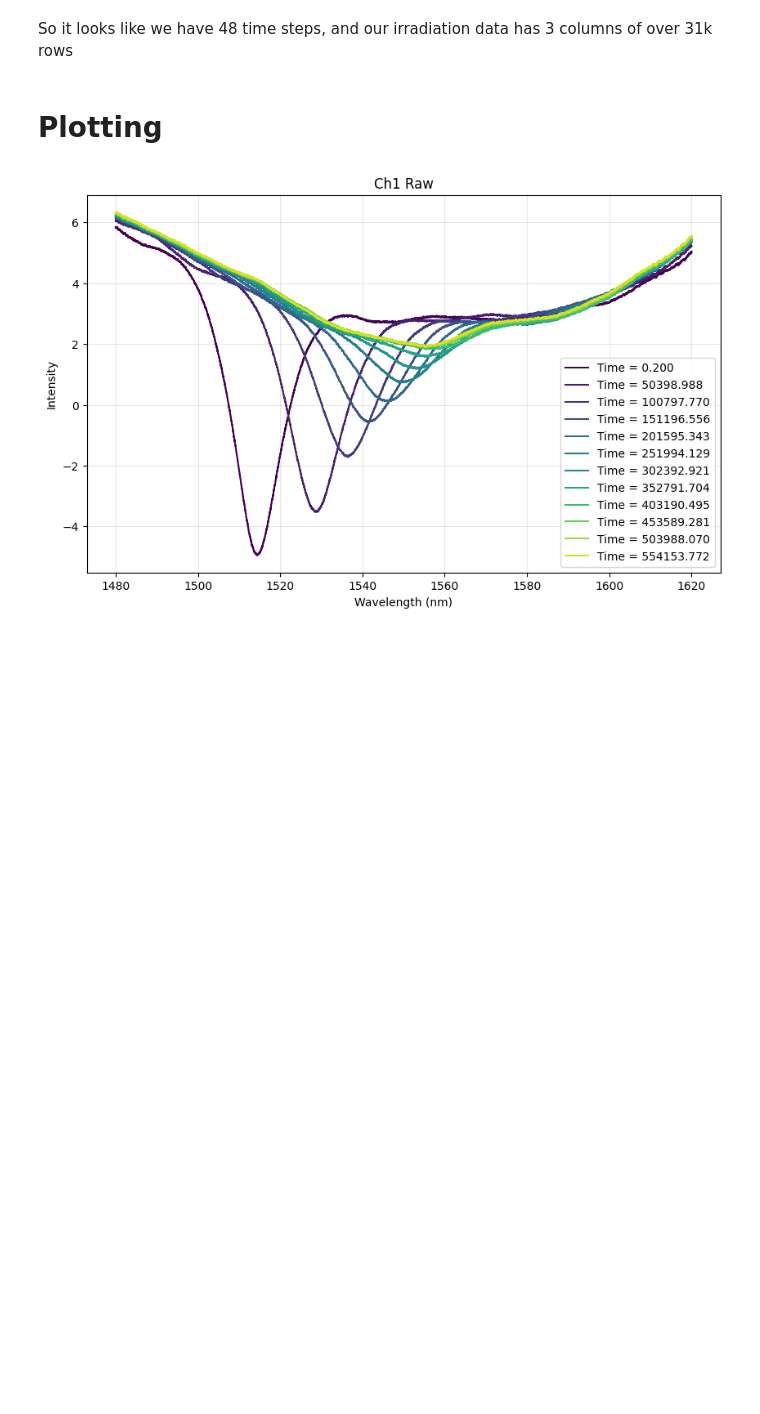
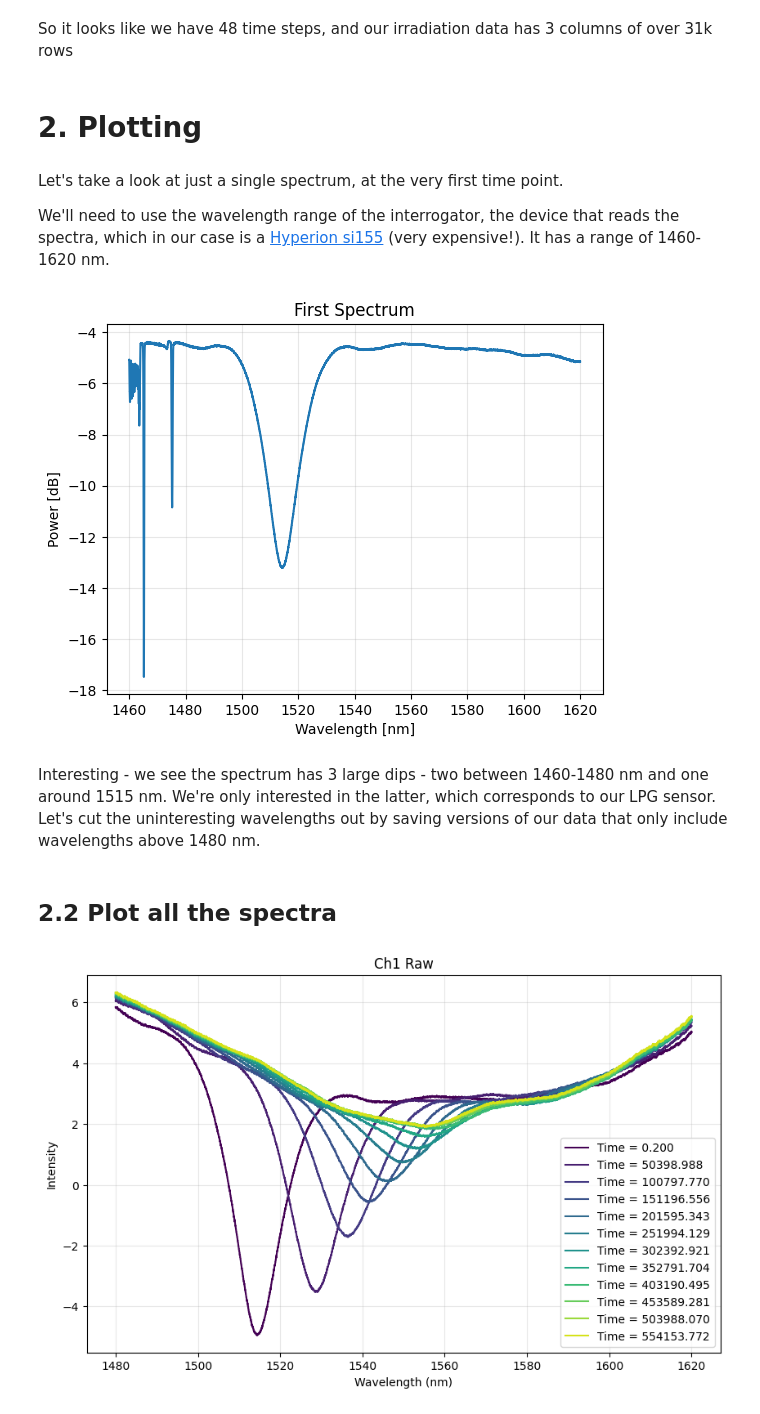
Before and after one commit to rsamconn/Fibre-optics-demo, a Jupyter notebook: fibre-demo.ipynb, the cells around one changed output. Saved outputs shown, nothing was run; the diff lists cells and outputs as text; code cells hidden in the pictures; blank space fills up the shorter version.

Commit message:
Added more markdown explanation and an initial plot section to notebook.

```diff
--- a/fibre-demo.ipynb
+++ b/fibre-demo.ipynb
@@ -56,4 +56,26 @@ SEC_data_06-11_09_2023.csv shape: (31039, 3)
 # %% [markdown]
 So it looks like we have 48 time steps, and our irradiation data has 3 columns of over 31k rows
 # %% [markdown]
-# Plotting
+# 2. Plotting
+# %% [markdown]
+Let's take a look at just a single spectrum, at the very first time point.
+
+We'll need to use the wavelength range of the interrogator, the device that reads the spectra, which in our case is a [Hyperion si155](https://lunainc.com/sites/default/files/assets/files/data-sheets/HYPERION%20si155%20Data%20Sheet.pdf) (very expensive!). It has a range of 1460-1620 nm.
+# %%
+# Create the wavelength range
+wavelength = np.linspace(1460, 1620, spectra.shape[1])
+
+# Plot the first spectrum
+import matplotlib.pyplot as plt
+plt.plot(wavelength, spectra[0])
+plt.xlabel('Wavelength [nm]')
+plt.ylabel('Power [dB]')
+plt.title('First Spectrum')
+plt.grid(True, alpha=0.3)
+plt.show()
+# %% [output]
+[figure, added]
+# %% [markdown]
+Interesting - we see the spectrum has 3 large dips - two between 1460-1480 nm and one around 1515 nm.
+We're only interested in the latter, which corresponds to our LPG sensor.
+Let's cut the uninteresting wavelengths out by saving versions of our data that only include wavelengths above 1480 nm.
@@ -60,3 +86,5 @@ So it looks like we have 48 time steps, and our irradiation data has 3 columns o
+# %% [markdown]
+## 2.2 Plot all the spectra
 # %%
 # Function to plot multiple spectra
 import matplotlib.pyplot as plt
```
Also changed, not shown: parts of 9 cells of this notebook.
